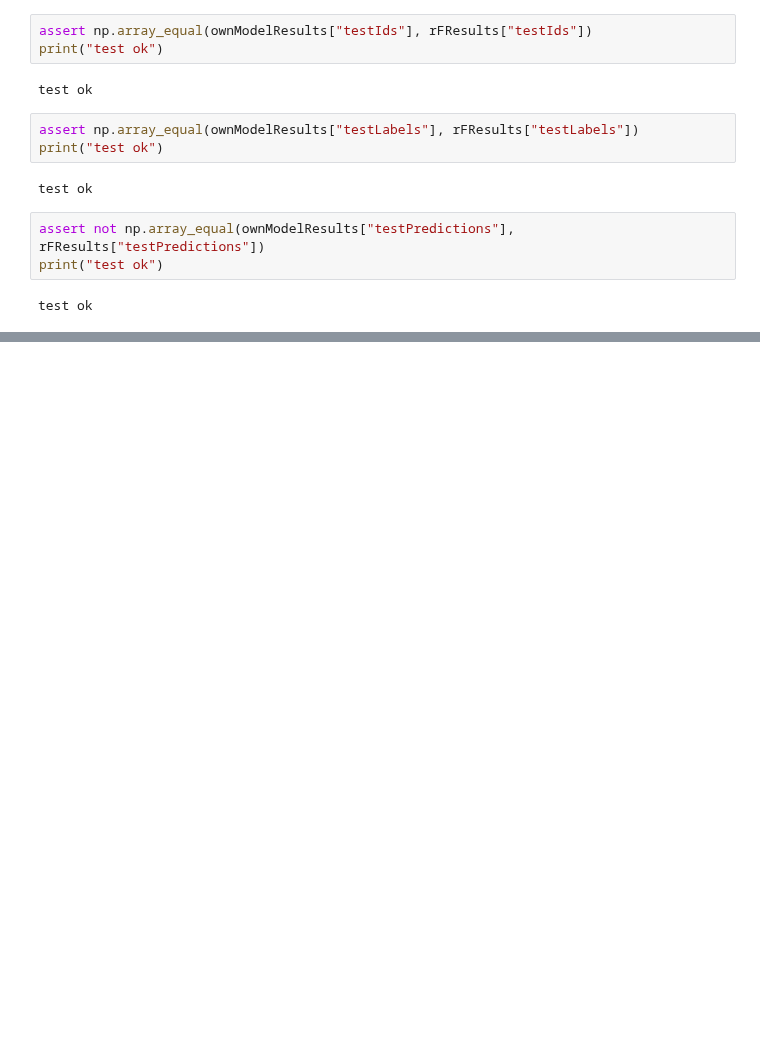
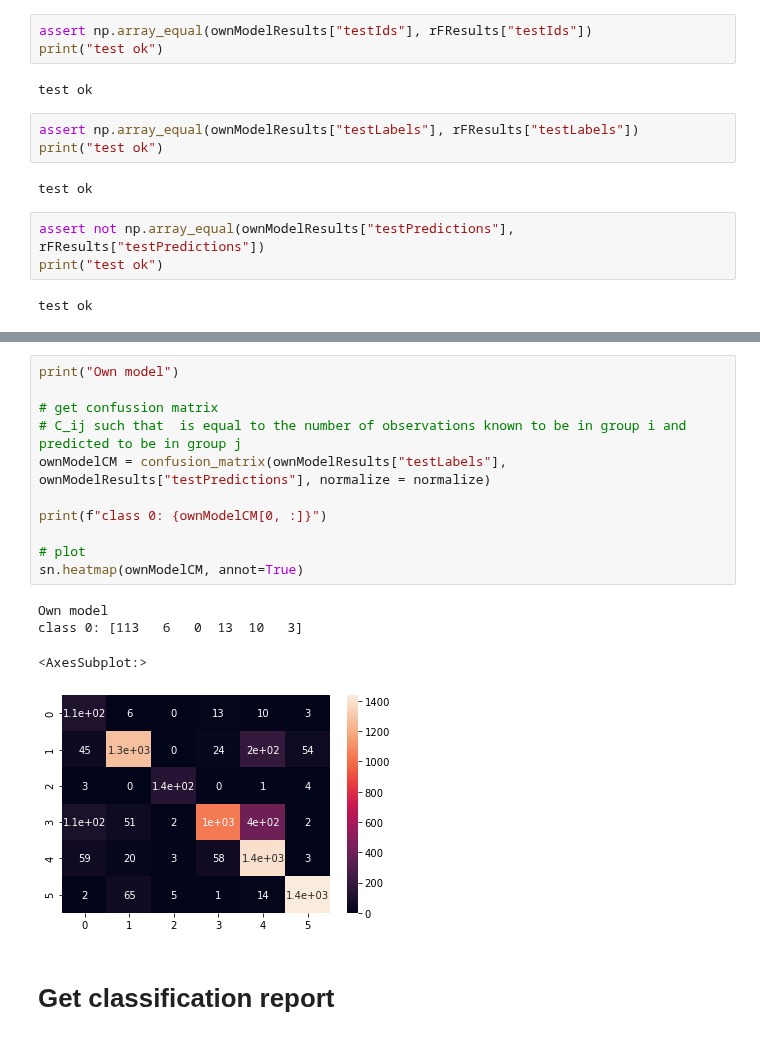
Before and after one commit to leoBravoRain/thesis, a Jupyter notebook: work/thesis/notebooks/comparing_models/Comparing models.ipynb, the cells around one changed output, grey strips where cells are left out. Cells and saved outputs as stored; diff of their text form; blank space fills up the shorter version.

```diff
--- a/work/thesis/notebooks/comparing_models/Comparing models.ipynb
+++ b/work/thesis/notebooks/comparing_models/Comparing models.ipynb
@@ -48,0 +82,18 @@ test ok
+# %%
+print("Own model")
+
+# get confussion matrix
+# C_ij such that  is equal to the number of observations known to be in group i and predicted to be in group j
+ownModelCM = confusion_matrix(ownModelResults["testLabels"], ownModelResults["testPredictions"], normalize = normalize)
+
+print(f"class 0: {ownModelCM[0, :]}")
+
+# plot
+sn.heatmap(ownModelCM, annot=True)
+# %% [output]
+Own model
+class 0: [113   6   0  13  10   3]
+<AxesSubplot:>
+[figure, added]
+# %% [markdown]
+# Get classification report
```
Also changed, not shown: parts of 30 cells of this notebook, 1 other file.
